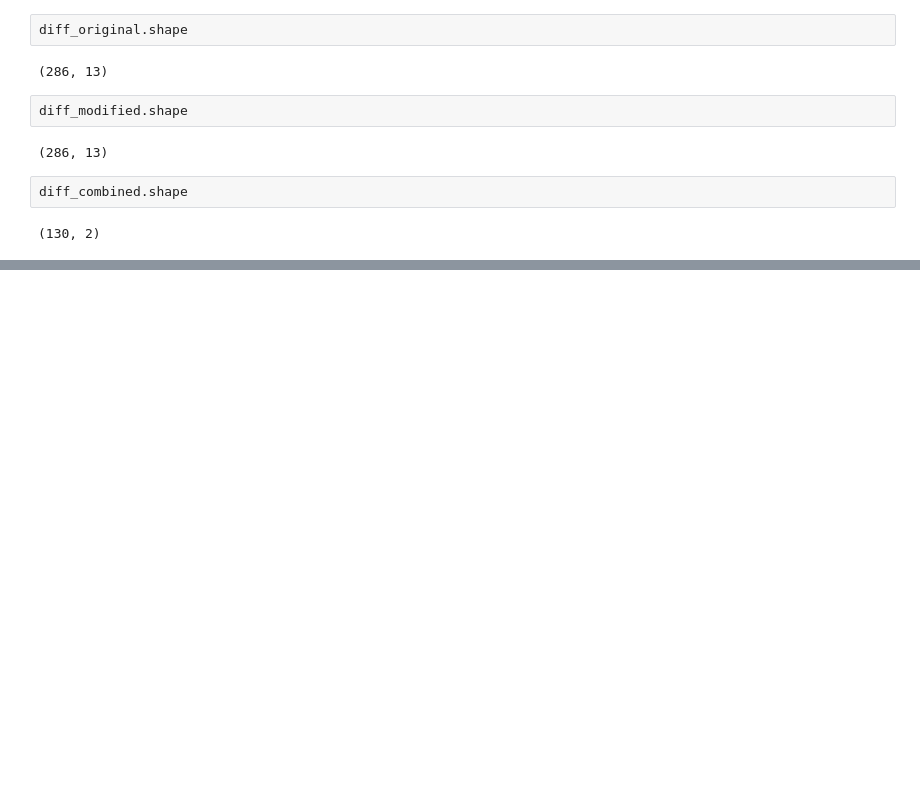
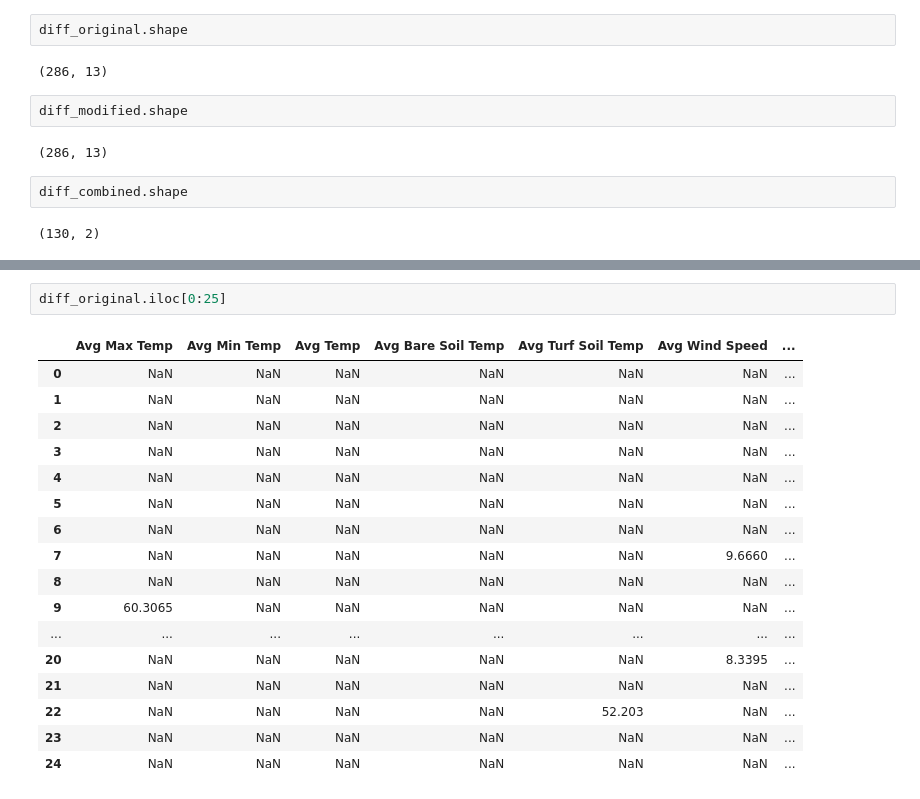
Before and after one commit to dajley/Analyzing-Outliers-Research-Project, a Jupyter notebook: Adding_Outliers_to_Main_Dataset.ipynb, the cells around one changed output, grey strips where cells are left out. Drawn from its saved outputs; the diff is of its cells as text; blank space fills up the shorter version.

```diff
--- a/Adding_Outliers_to_Main_Dataset.ipynb
+++ b/Adding_Outliers_to_Main_Dataset.ipynb
@@ -126,0 +141,20 @@ diff_combined.head(10)
+# %%
+diff_original.iloc[0:25]
+# %% [output]
+|  | Avg Max Temp | Avg Min Temp | Avg Temp | Avg Bare Soil Temp | Avg Turf Soil Temp | Avg Wind Speed | ... |
+| 0 | NaN | NaN | NaN | NaN | NaN | NaN | ... |
+| 1 | NaN | NaN | NaN | NaN | NaN | NaN | ... |
+| 2 | NaN | NaN | NaN | NaN | NaN | NaN | ... |
+| 3 | NaN | NaN | NaN | NaN | NaN | NaN | ... |
+| 4 | NaN | NaN | NaN | NaN | NaN | NaN | ... |
+| 5 | NaN | NaN | NaN | NaN | NaN | NaN | ... |
+| 6 | NaN | NaN | NaN | NaN | NaN | NaN | ... |
+| 7 | NaN | NaN | NaN | NaN | NaN | 9.6660 | ... |
+| 8 | NaN | NaN | NaN | NaN | NaN | NaN | ... |
+| 9 | 60.3065 | NaN | NaN | NaN | NaN | NaN | ... |
+| ... | ... | ... | ... | ... | ... | ... | ... |
+| 20 | NaN | NaN | NaN | NaN | NaN | 8.3395 | ... |
+| 21 | NaN | NaN | NaN | NaN | NaN | NaN | ... |
+| 22 | NaN | NaN | NaN | NaN | 52.203 | NaN | ... |
+| 23 | NaN | NaN | NaN | NaN | NaN | NaN | ... |
+| 24 | NaN | NaN | NaN | NaN | NaN | NaN | ... |
```
Also changed, not shown: parts of 6 cells of this notebook.
